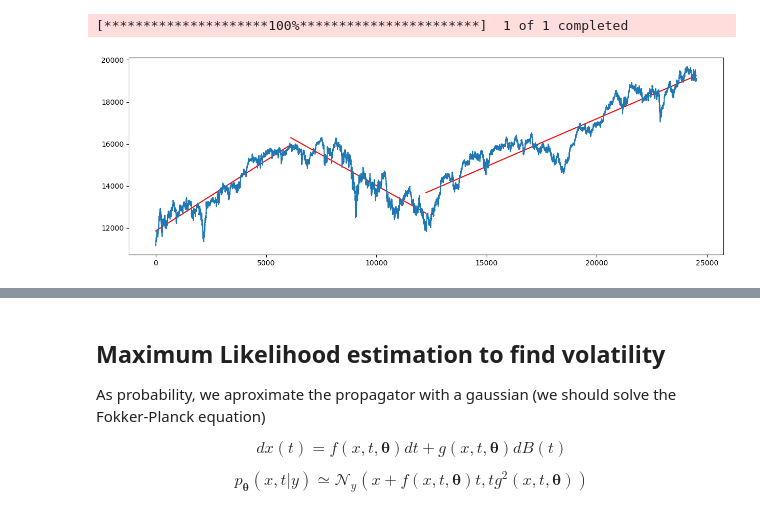
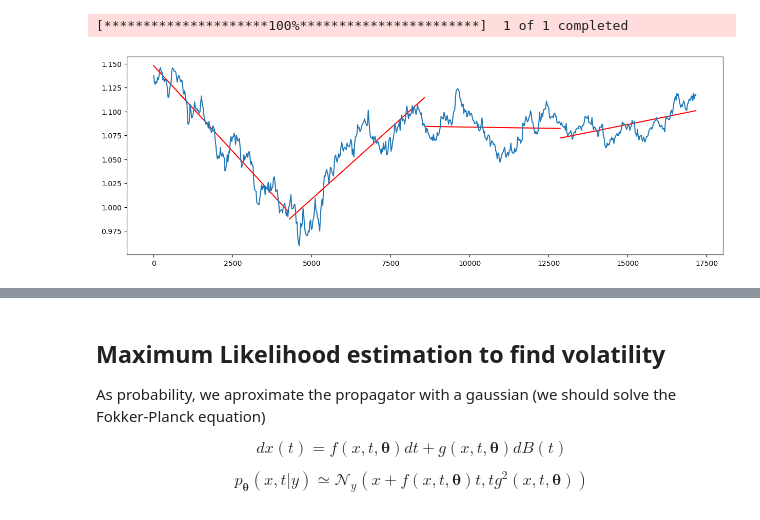
Before and after one commit to lorenzorizzi17/MeanReversionMetric, a Jupyter notebook: param_estimation.ipynb, the cells around one changed output, grey strips where cells are left out. Drawn from its saved outputs; the diff is of its cells as text; code cells hidden in the pictures.

```diff
--- a/param_estimation.ipynb
+++ b/param_estimation.ipynb
@@ -5,15 +5,17 @@ import matplotlib.pyplot as plt
 # %%
 data = mr.download_asset("EURUSD=X", start='2022-01-01',end='2024-10-01')
 mesh = np.linspace(0, len(data), 5)
 
-data = mr.load_asset("data/DAX_M15_202005242300_202411131015.csv")
-mesh = np.array([0,int(len(data)/4), int(len(data)/2), int(len(data))])
+#data = mr.load_asset("data/DAX_M15_202005242300_202411131015.csv")
+#mesh = np.array([0,int(len(data)/4), int(len(data)/2), int(len(data))])
+
+mesh = np.linspace(0, len(data), 5)
 
 fig = plt.figure(figsize=(15,5))
 ax = plt.subplot()
 slices = mr.removeTrend(data, mesh, ax)
 ax.plot(data.index, data["Close"])
 plt.show()
 # %% [output]
 [*********************100%***********************]  1 of 1 completed
-[figure, old version]
+[figure, new version]
```
Also changed, not shown: parts of 10 cells of this notebook, 2 other files.
